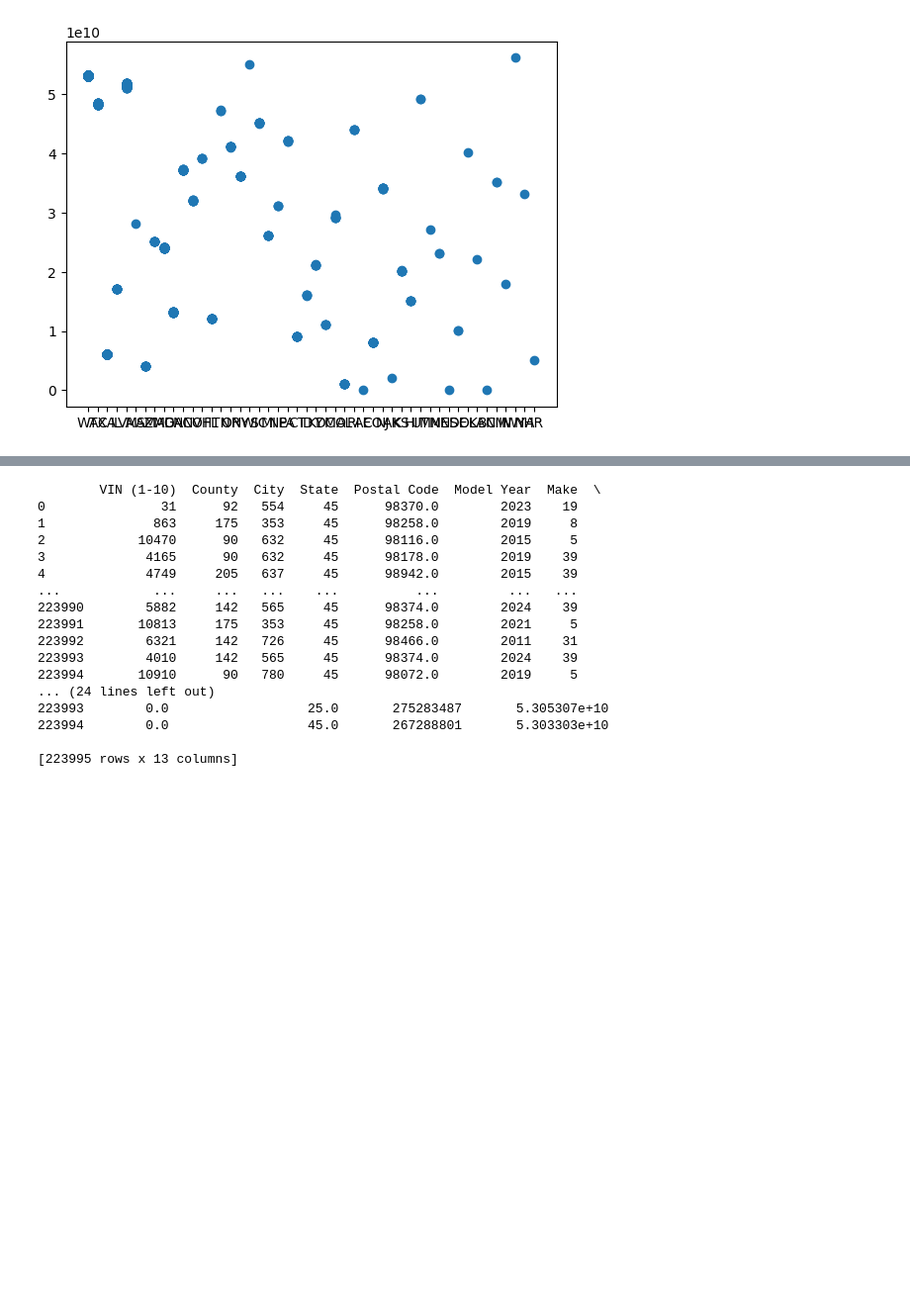
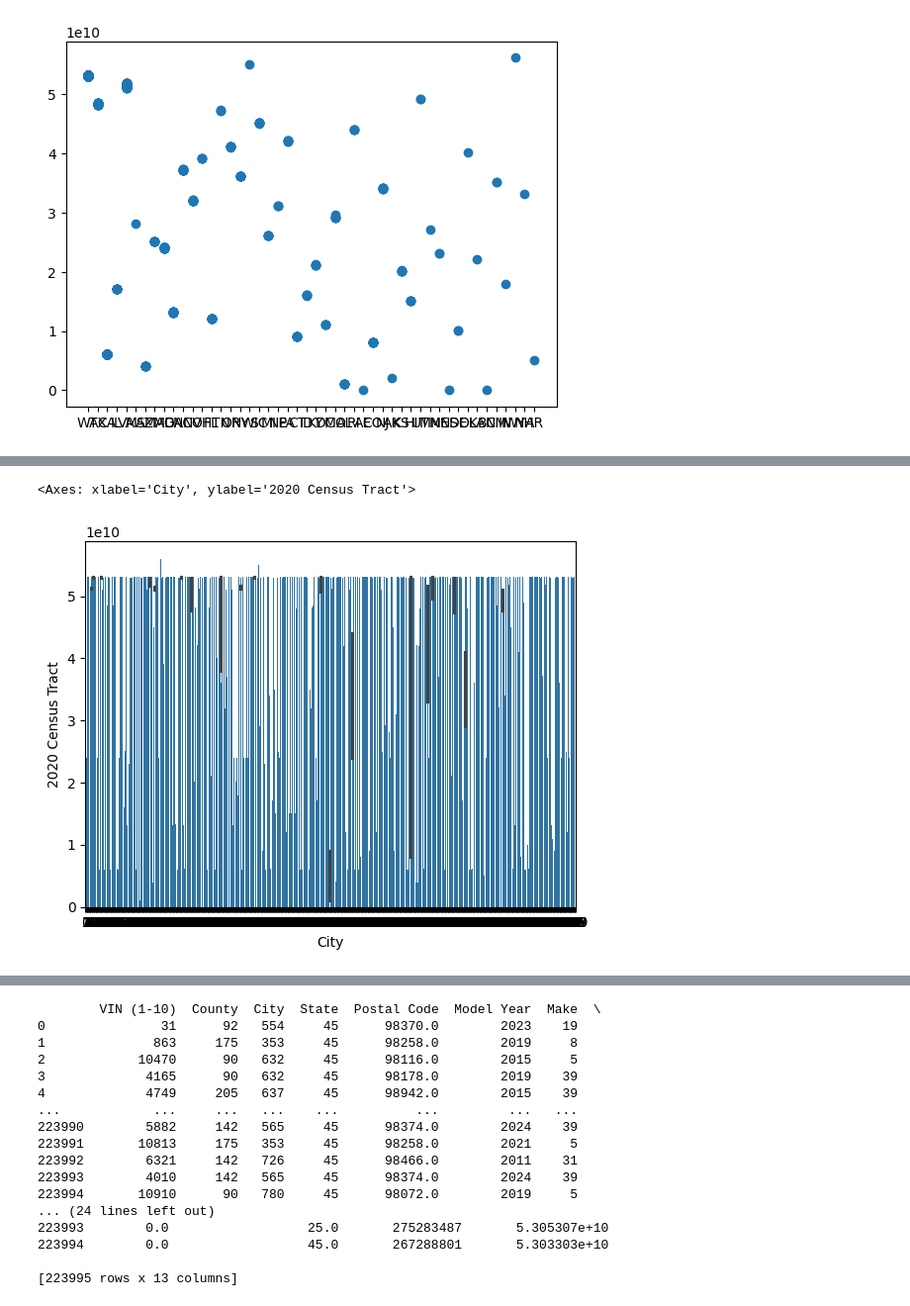
Before and after one commit to NagalakshmiRajamoorthy/MachineLearning-Projects, a Jupyter notebook: Electric_Vehicle_Population_Data.ipynb, the cells around one changed output, grey strips where cells are left out. Shown at 99% size. Drawn from its saved outputs; the diff is of its cells as text; code cells hidden in the pictures; blank space fills up the shorter version.

```diff
--- a/Electric_Vehicle_Population_Data.ipynb
+++ b/Electric_Vehicle_Population_Data.ipynb
@@ -107,0 +115,5 @@ plt.scatter(a["State"], a["2020 Census Tract"])
+# %%
+sns.barplot(x="City",y="2020 Census Tract",data=a)
+# %% [output]
+<Axes: xlabel='City', ylabel='2020 Census Tract'>
+[figure, added]
```
Also changed, not shown: parts of 10 cells of this notebook.
